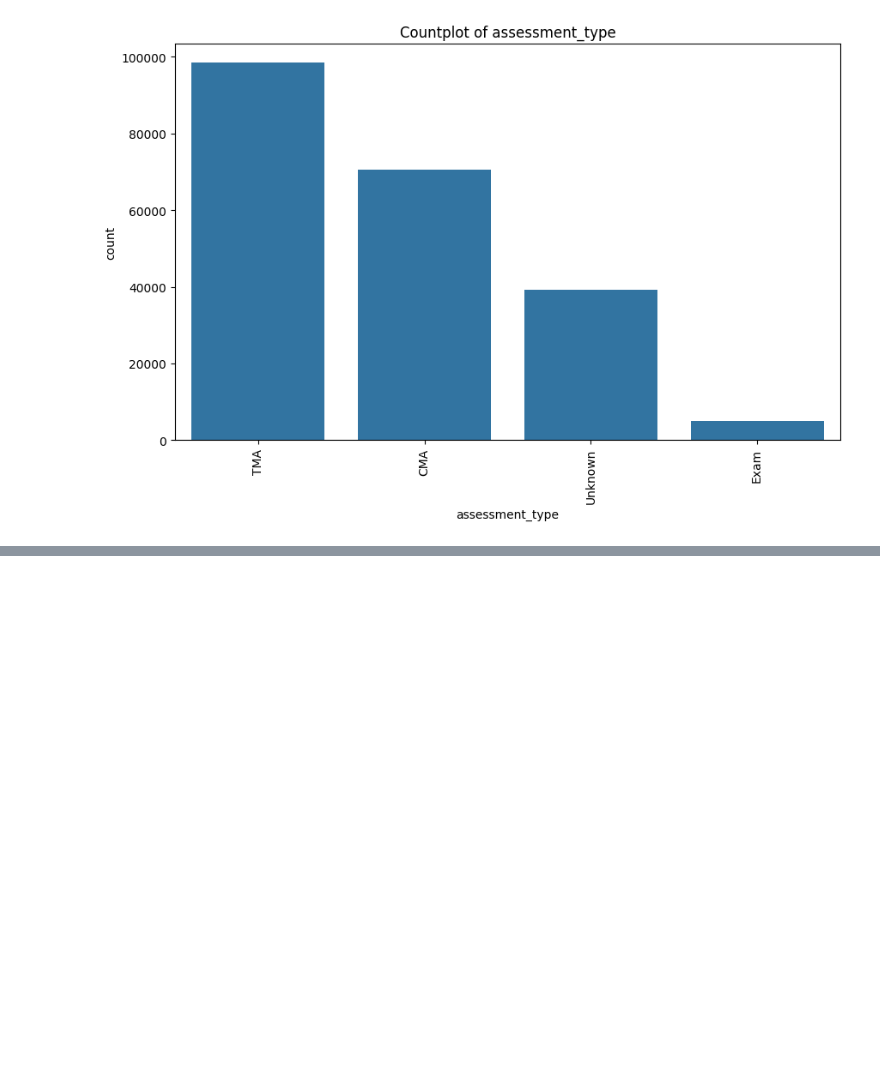
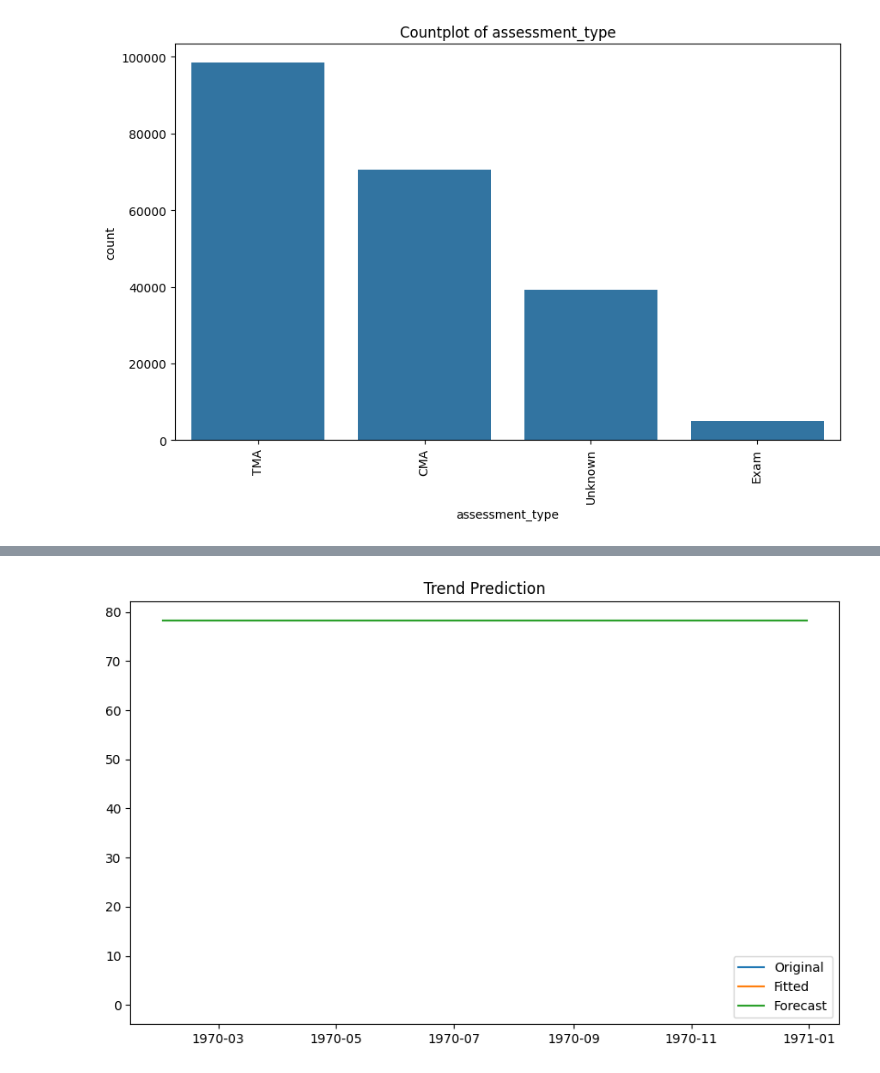
Before and after one commit to sreedharsiddhu/Big-Data-open-university-learning-analytics-data-set-, a Jupyter notebook: big_data_final_2nd_sem.ipynb, the cells around one changed output, grey strips where cells are left out. Cells and saved outputs as stored; diff of their text form; code cells hidden in the pictures; blank space fills up the shorter version.

```diff
--- a/big_data_final_2nd_sem.ipynb
+++ b/big_data_final_2nd_sem.ipynb
@@ -736,0 +917,32 @@ Data shape after removing outliers:
+# %%
+import pandas as pd
+import numpy as np
+from statsmodels.tsa.arima.model import ARIMA
+import matplotlib.pyplot as plt
+
+# Ensure no missing values in date columns
+date_columns = ['date_year', 'date_month', 'date_day']
+if merged_data[date_columns].isnull().any().any():
+    # Drop rows with missing date information
+    merged_data.dropna(subset=date_columns, inplace=True)
+
+# Create a combined datetime column
+merged_data['date'] = pd.to_datetime(merged_data[date_columns].astype(int).astype(str).agg('-'.join, axis=1))
+
+# Ensure the date column is sorted
+merged_data.sort_values(by='date', inplace=True)
+
+# Resample the time series data to monthly frequency
+ts = merged_data.set_index('date')['score'].resample('M').mean()
+
+# Fit ARIMA model (without seasonality)
+model = ARIMA(ts, order=(1, 1, 1))
+fit = model.fit()
+
+# Forecast
+forecast = fit.forecast(steps=12)
+forecast_index = pd.date_range(ts.index[-1], periods=12, freq='M')
+forecast_series = pd.Series(forecast.values, index=forecast_index)
+# Print forecast values
+print("Forecasted values for the next 12 months:")
+print(forecast_series)
@@ -736,0 +964,11 @@ Data shape after removing outliers:
+# %%
+# Plot trend
+plt.figure(figsize=(10, 6))
+plt.plot(ts, label='Original')
+plt.plot(fit.fittedvalues, label='Fitted')
+plt.plot(forecast_series, label='Forecast')
+plt.legend()
+plt.title('Trend Prediction')
+plt.show()
+# %% [output]
+[figure, added]
```
Also changed, not shown: parts of 21 cells of this notebook.
